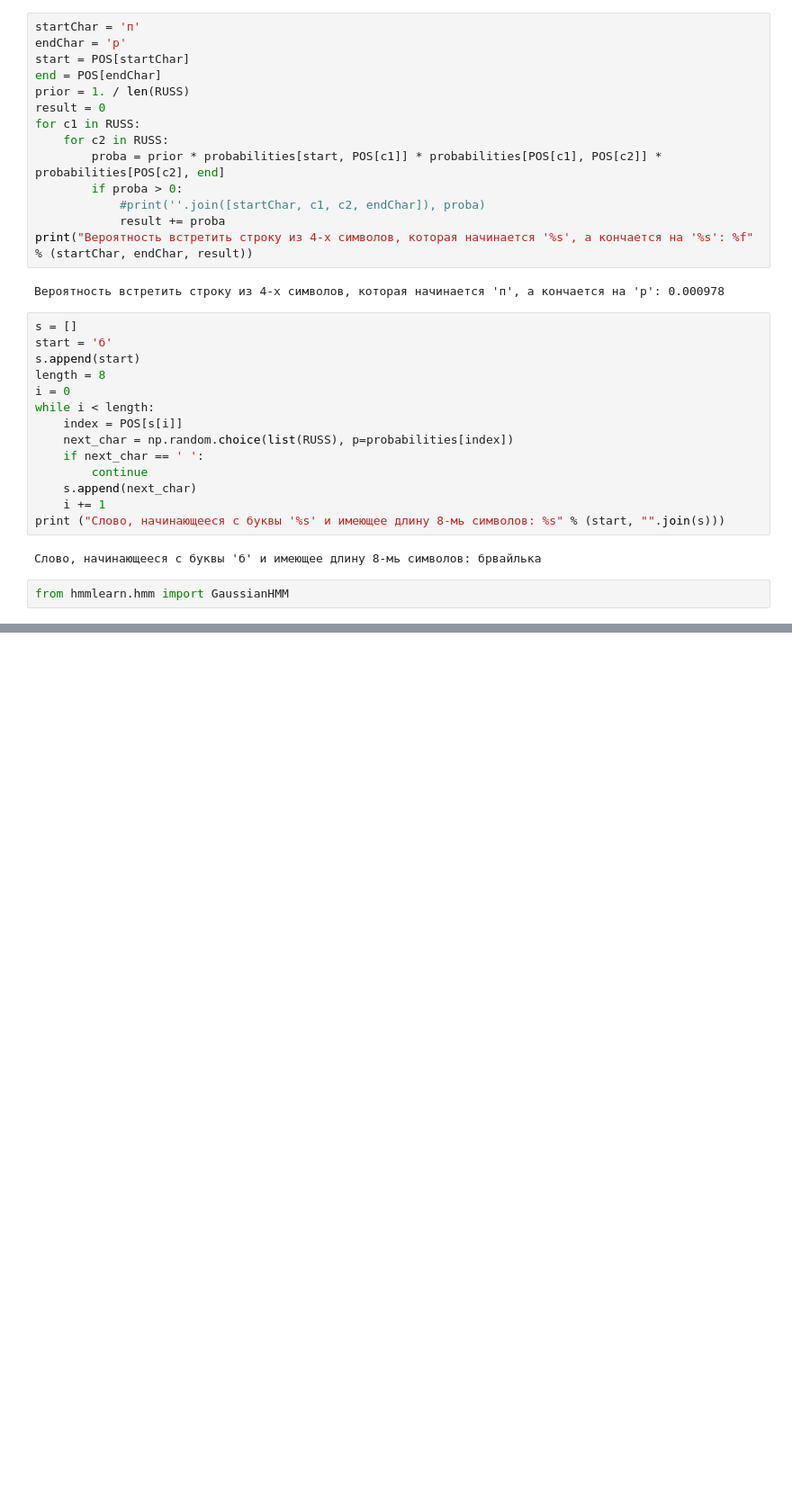
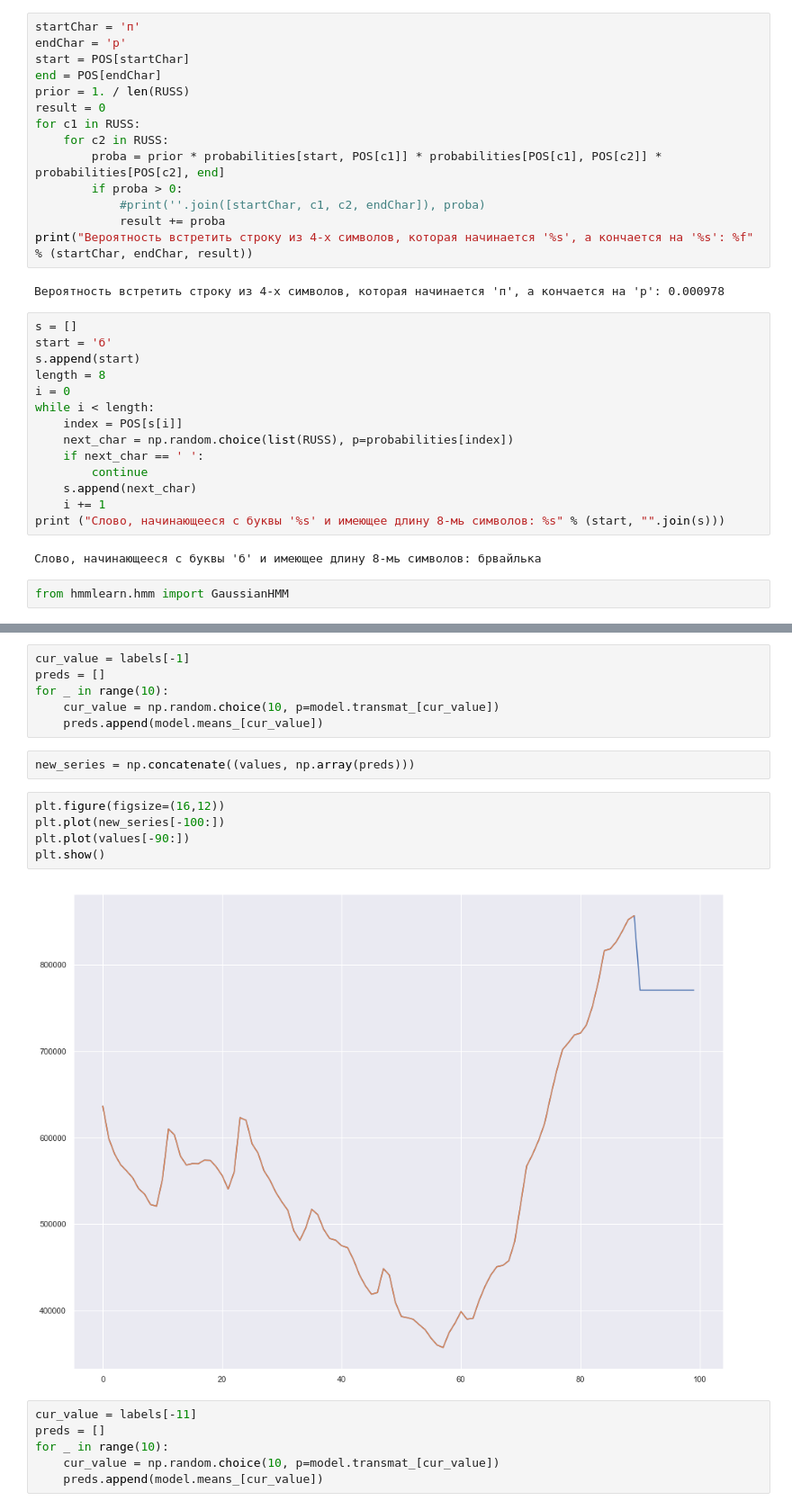
Before and after one commit to tormoz70/netology-pyton-hw, a Jupyter notebook: FE05-HW11.ipynb, the cells around one changed output, grey strips where cells are left out. Shown at 90% size. Drawn from its saved outputs; the diff is of its cells as text; blank space fills up the shorter version.

```diff
--- a/FE05-HW11.ipynb
+++ b/FE05-HW11.ipynb
@@ -104,0 +158,21 @@ series.head()
+# %%
+cur_value = labels[-1]
+preds = []
+for _ in range(10):
+    cur_value = np.random.choice(10, p=model.transmat_[cur_value])
+    preds.append(model.means_[cur_value])
+# %%
+new_series = np.concatenate((values, np.array(preds)))
+# %%
+plt.figure(figsize=(16,12))
+plt.plot(new_series[-100:])
+plt.plot(values[-90:])
+plt.show()
+# %% [output]
+[figure, added]
+# %%
+cur_value = labels[-11]
+preds = []
+for _ in range(10):
+    cur_value = np.random.choice(10, p=model.transmat_[cur_value])
+    preds.append(model.means_[cur_value])
```
Also changed, not shown: parts of 9 cells of this notebook.
